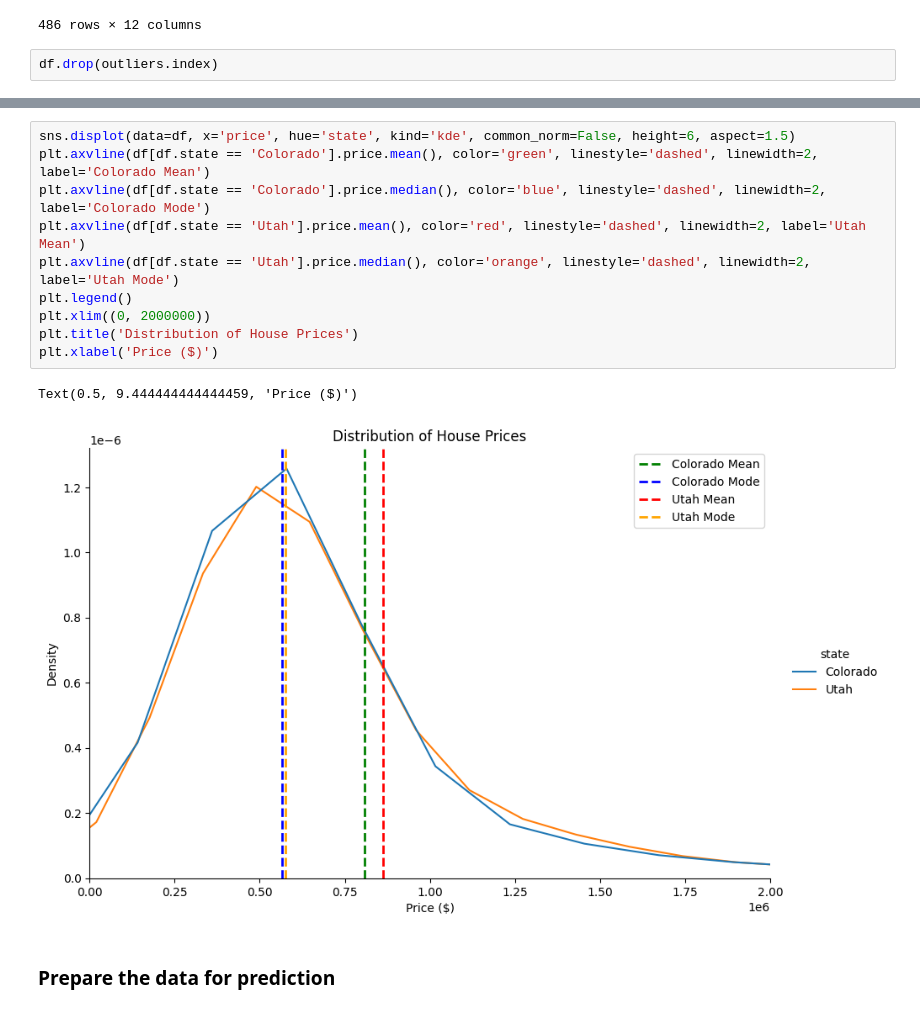
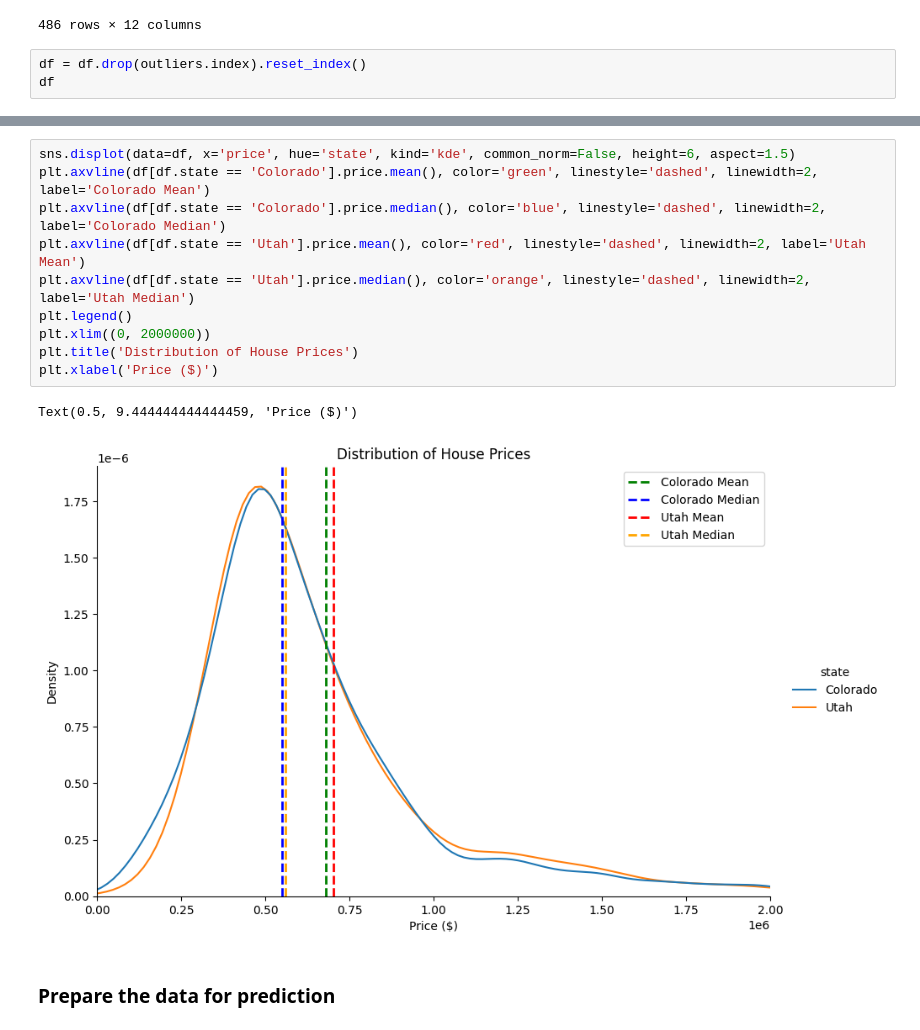
Before and after one commit to n8taylor/cs5830_project8, a Jupyter notebook: project8.ipynb, the cells around one changed output, grey strips where cells are left out. Saved outputs shown, nothing was run; the diff lists cells and outputs as text.

```diff
--- a/project8.ipynb
+++ b/project8.ipynb
@@ -105,5 +93,6 @@ outliers
 | 19339 | 95207.0 | sold | 3500000.0 | 5.0 | 3.0 | 0.53 | 414569.0 | Park City | Utah | 84098.0 | ... |
 486 rows × 12 columns
 # %%
-df.drop(outliers.index)
+df = df.drop(outliers.index).reset_index()
+df
 # %% [output]
@@ -167,16 +156,16 @@ Text(0.5, 9.444444444444459, 'Price ($)')
 # %%
 sns.displot(data=df, x='price', hue='state', kind='kde', common_norm=False, height=6, aspect=1.5)
 plt.axvline(df[df.state == 'Colorado'].price.mean(), color='green', linestyle='dashed', linewidth=2, label='Colorado Mean')
-plt.axvline(df[df.state == 'Colorado'].price.median(), color='blue', linestyle='dashed', linewidth=2, label='Colorado Mode')
+plt.axvline(df[df.state == 'Colorado'].price.median(), color='blue', linestyle='dashed', linewidth=2, label='Colorado Median')
 plt.axvline(df[df.state == 'Utah'].price.mean(), color='red', linestyle='dashed', linewidth=2, label='Utah Mean')
-plt.axvline(df[df.state == 'Utah'].price.median(), color='orange', linestyle='dashed', linewidth=2, label='Utah Mode')
+plt.axvline(df[df.state == 'Utah'].price.median(), color='orange', linestyle='dashed', linewidth=2, label='Utah Median')
 plt.legend()
 plt.xlim((0, 2000000))
 plt.title('Distribution of House Prices')
 plt.xlabel('Price ($)')
 # %% [output]
 Text(0.5, 9.444444444444459, 'Price ($)')
-[figure, old version]
+[figure, new version]
 # %% [markdown]
 ### Prepare the data for prediction
 # %%
```
Also changed, not shown: parts of 28 cells of this notebook.
